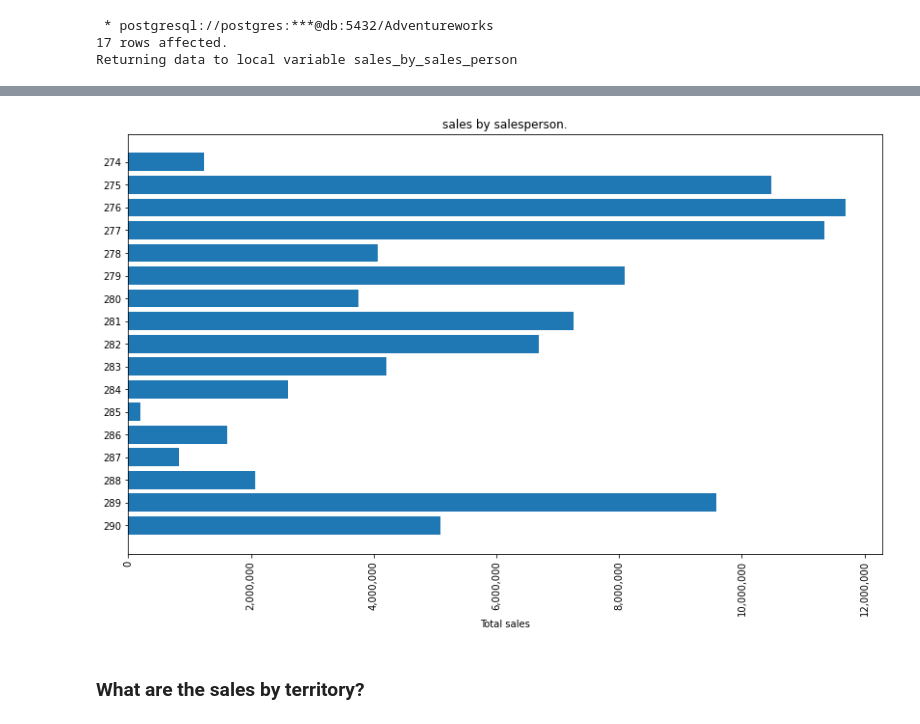
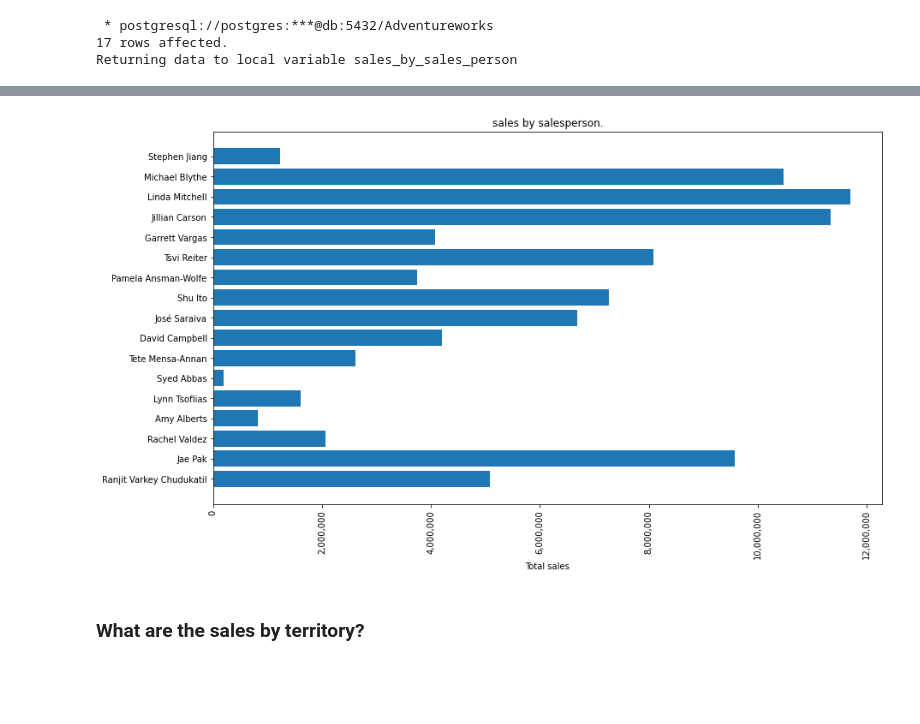
Before and after one commit to nikolaevtomov/adventureworks, a Jupyter notebook: notebook/3.sales.ipynb, the cells around one changed output, grey strips where cells are left out. Saved outputs shown, nothing was run; the diff lists cells and outputs as text; code cells hidden in the pictures; blank space fills up the shorter version.

Commit message:
Added customer names

```diff
--- a/notebook/3.sales.ipynb
+++ b/notebook/3.sales.ipynb
@@ -114,20 +116,20 @@ sales_by_sales_person
 # %%
-sales_people = sales_by_sales_person['sales_person']
+sales_people = sales_by_sales_person['name']
 total = sales_by_sales_person['total']
 
 fig, ax = plt.subplots(figsize=(14, 8))
 
 ax.barh(sales_people, total, align='center')
 ax.set_yticks(sales_people)
 ax.set_xticklabels(['{:,}'.format(int(x)) for x in ax.get_xticks().tolist()])
 ax.invert_yaxis()
 ax.set_xlabel('Total sales')
 ax.set_title('sales by salesperson.')
 
 plt.xticks(rotation=90)
 plt.show()
 # %% [output]
-[figure, old version]
+[figure, new version]
 # %% [markdown]
 ### What are the sales by territory?
 # %%
```
Also changed, not shown: parts of 4 cells of this notebook.
